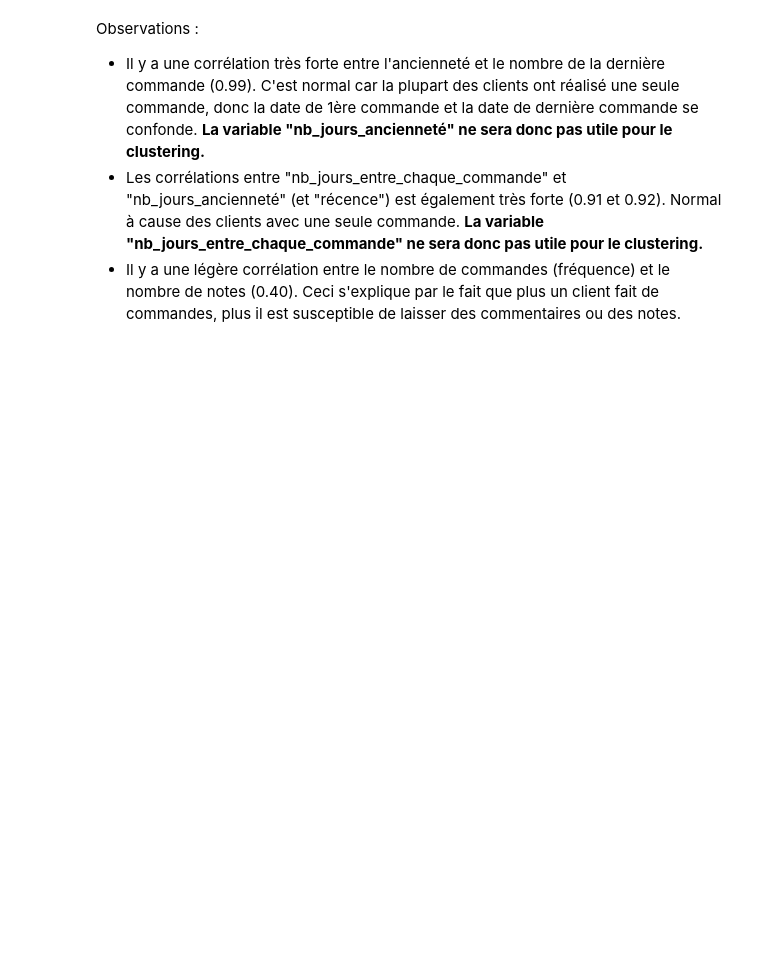
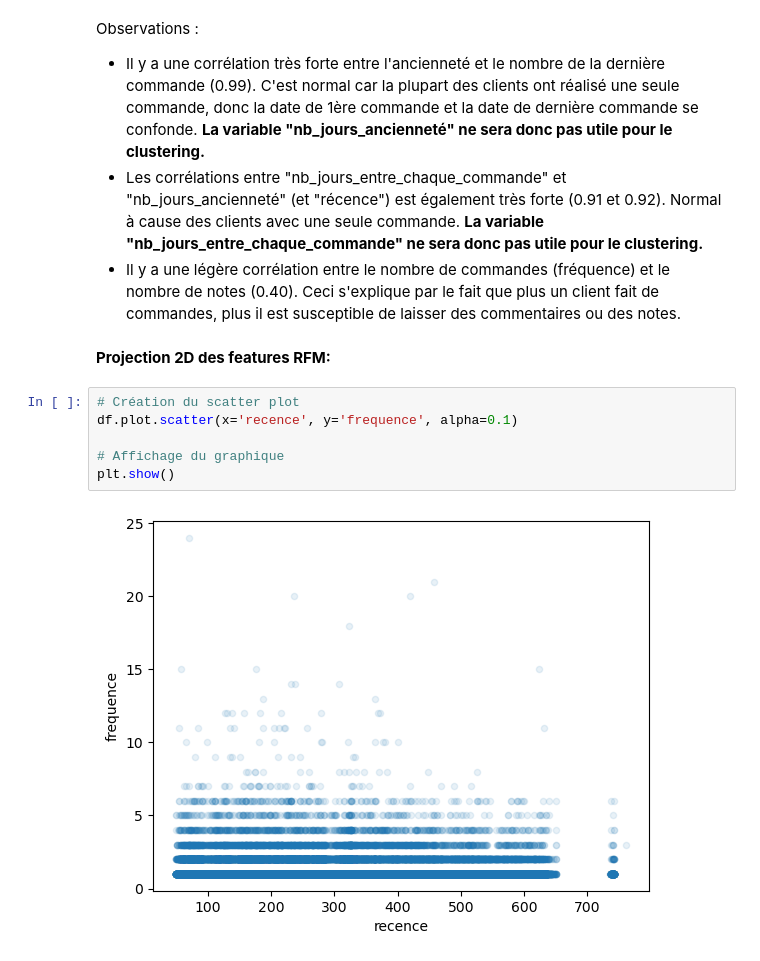
Before and after one commit to ludovic-source/Data_scientist_formation, a Jupyter notebook: projet_5/Projet_5_exploration.ipynb, the cells around one changed output. Saved outputs shown, nothing was run; the diff lists cells and outputs as text; blank space fills up the shorter version.

```diff
--- a/projet_5/Projet_5_exploration.ipynb
+++ b/projet_5/Projet_5_exploration.ipynb
@@ -388,3 +390,13 @@ Observations :
 - Il y a une corrélation très forte entre l'ancienneté et le nombre de la dernière commande (0.99). C'est normal car la plupart des clients ont réalisé une seule commande, donc la date de 1ère commande et la date de dernière commande se confonde. **La variable "nb_jours_ancienneté" ne sera donc pas utile pour le clustering.**
 - Les corrélations entre "nb_jours_entre_chaque_commande" et "nb_jours_ancienneté" (et "récence") est également très forte (0.91 et 0.92). Normal à cause des clients avec une seule commande. **La variable "nb_jours_entre_chaque_commande" ne sera donc pas utile pour le clustering.**
 - Il y a une légère corrélation entre le nombre de commandes (fréquence) et le nombre de notes (0.40). Ceci s'explique par le fait que plus un client fait de commandes, plus il est susceptible de laisser des commentaires ou des notes.
+# %% [markdown]
+**Projection 2D des features RFM:**
+# %%
+# Création du scatter plot
+df.plot.scatter(x='recence', y='frequence', alpha=0.1)
+
+# Affichage du graphique
+plt.show()
+# %% [output]
+[figure, added]
```
Also changed, not shown: parts of 19 cells of this notebook.
